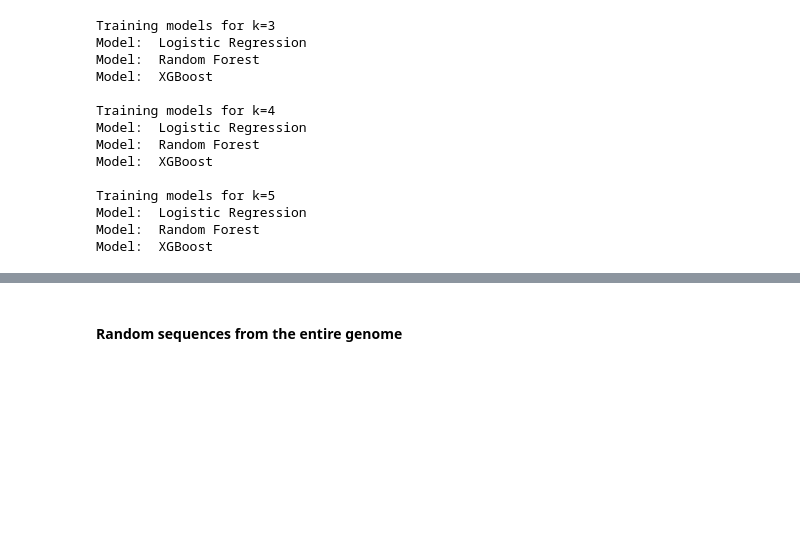
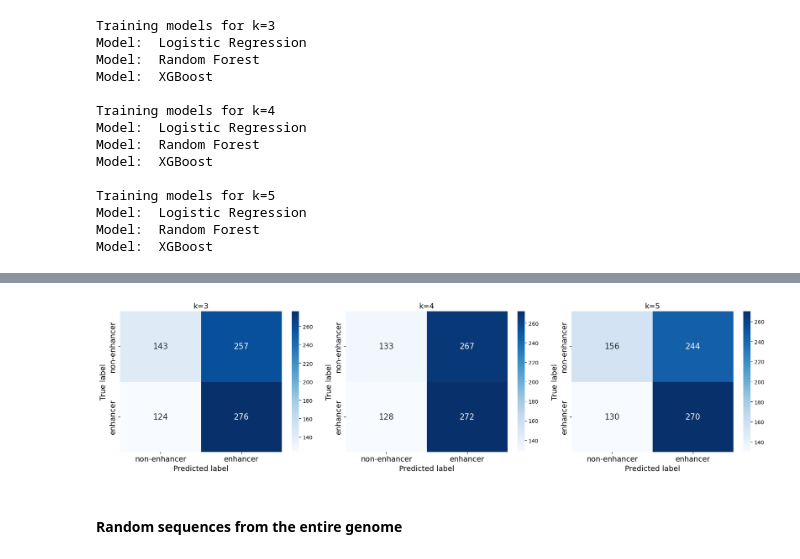
Before and after one commit to zosialagiewka/Bioinformatics_Projects, a Jupyter notebook: Task2/task2.ipynb, the cells around one changed output, grey strips where cells are left out. Saved outputs shown, nothing was run; the diff lists cells and outputs as text; code cells hidden in the pictures; blank space fills up the shorter version.

```diff
--- a/Task2/task2.ipynb
+++ b/Task2/task2.ipynb
@@ -271,3 +289,7 @@ Results for k=4
+# %%
+plot_confusion_matrices_for_model(results_exp, "XGBoost", ["non-enhancer", "enhancer"])
+# %% [output]
+[figure, added]
 # %% [markdown]
 #### Random sequences from the entire genome
 # %%
```
Also changed, not shown: parts of 17 cells of this notebook.
